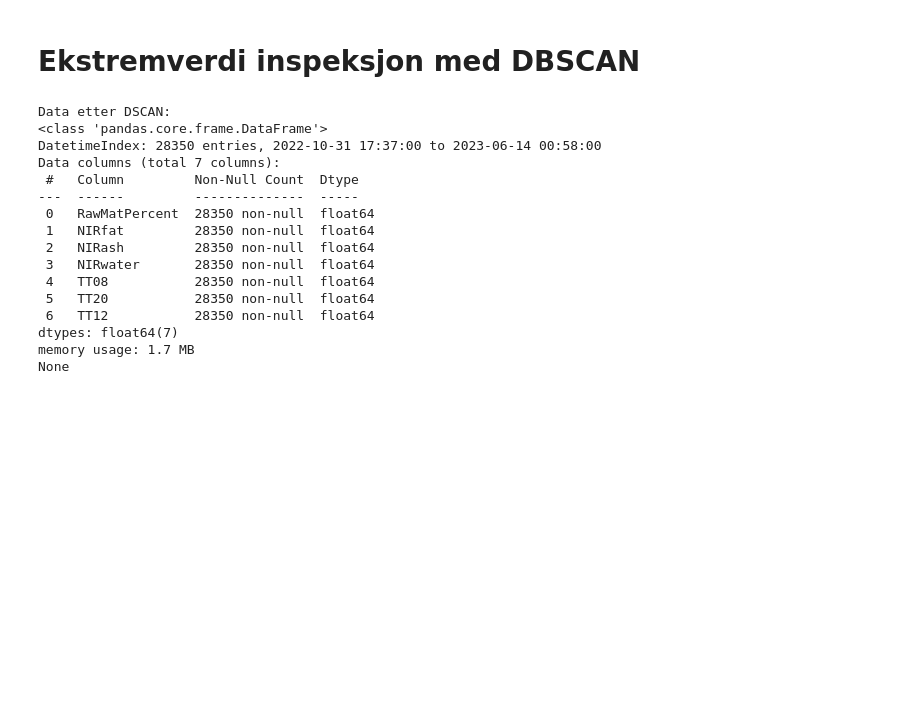
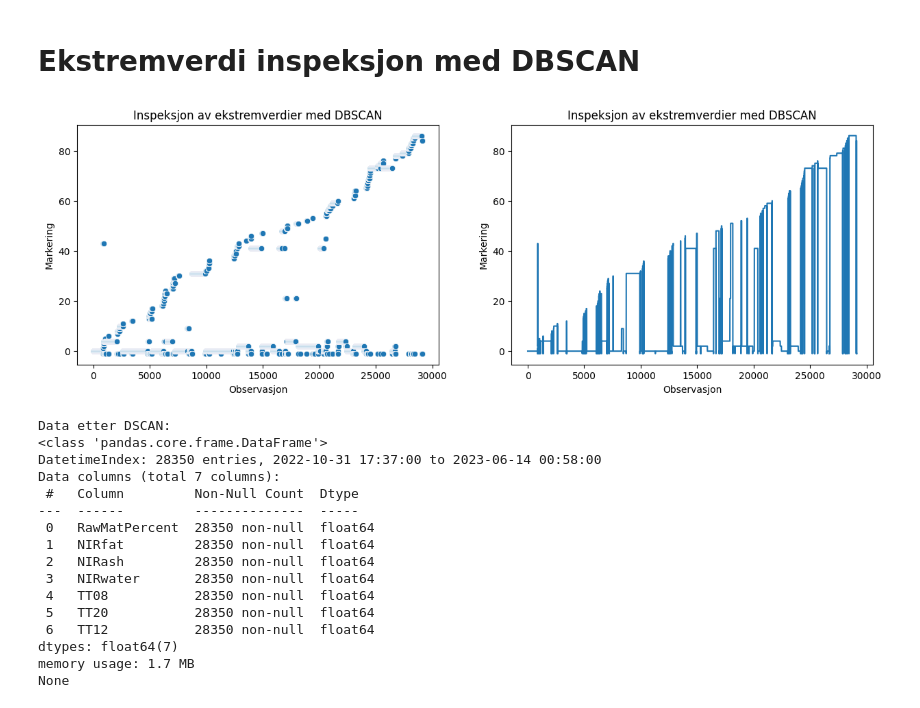
Before and after one commit to PreyPython123/Master-V24-Semiveiledet-Regresjon, a Jupyter notebook: Bioco_Databehandling_av_ekstremverdier.ipynb, the cells around one changed output. Saved outputs shown, nothing was run; the diff lists cells and outputs as text; code cells hidden in the pictures; blank space fills up the shorter version.

```diff
--- a/Bioco_Databehandling_av_ekstremverdier.ipynb
+++ b/Bioco_Databehandling_av_ekstremverdier.ipynb
@@ -288,3 +287,31 @@ for nummer, indeks in zip(range(antall_kolonnner), behandlet_data_cblof):
 # %% [markdown]
 # Ekstremverdi inspeksjon med DBSCAN
+# %%
+# Parametere for DBSCAN
+eps = 0.5
+min_observasjoner = 10
+
+# DBSCAN modell
+dbscan_model = DBSCAN(eps=eps, min_samples=min_observasjoner)
+dbscan_model.fit(X)
+
+# Henter labels, -1 markert som ekstrem observasjon
+y_predikert_dbscan = dbscan_model.labels_
+
+# Plotter observasjoner med tilhørende score
+fig, axs = plt.subplots(1, 2, figsize=(15, 10))
+plt.subplot(2,2,1)
+sns.scatterplot(data=y_predikert_dbscan)
+plt.xlabel('Observasjon')
+plt.ylabel('Markering')
+plt.title("Inspeksjon av ekstremverdier med DBSCAN")
+
+plt.subplot(2,2,2)
+plt.plot(list(y_predikert_dbscan))
+plt.xlabel('Observasjon')
+plt.ylabel('Markering')
+plt.title("Inspeksjon av ekstremverdier med DBSCAN")
+plt.show()
+# %% [output]
+[figure, added]
 # %%
```
Also changed, not shown: parts of 26 cells of this notebook.
